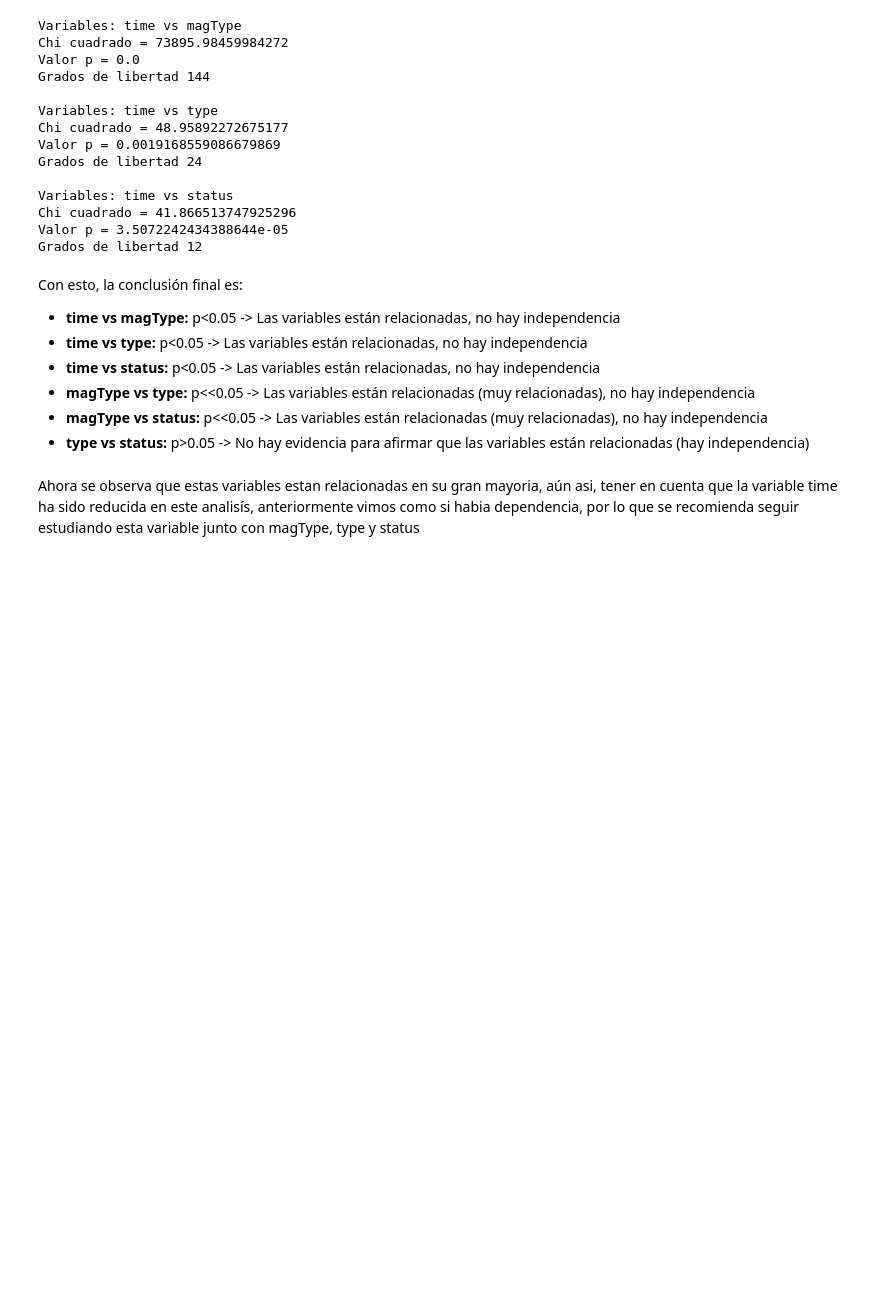
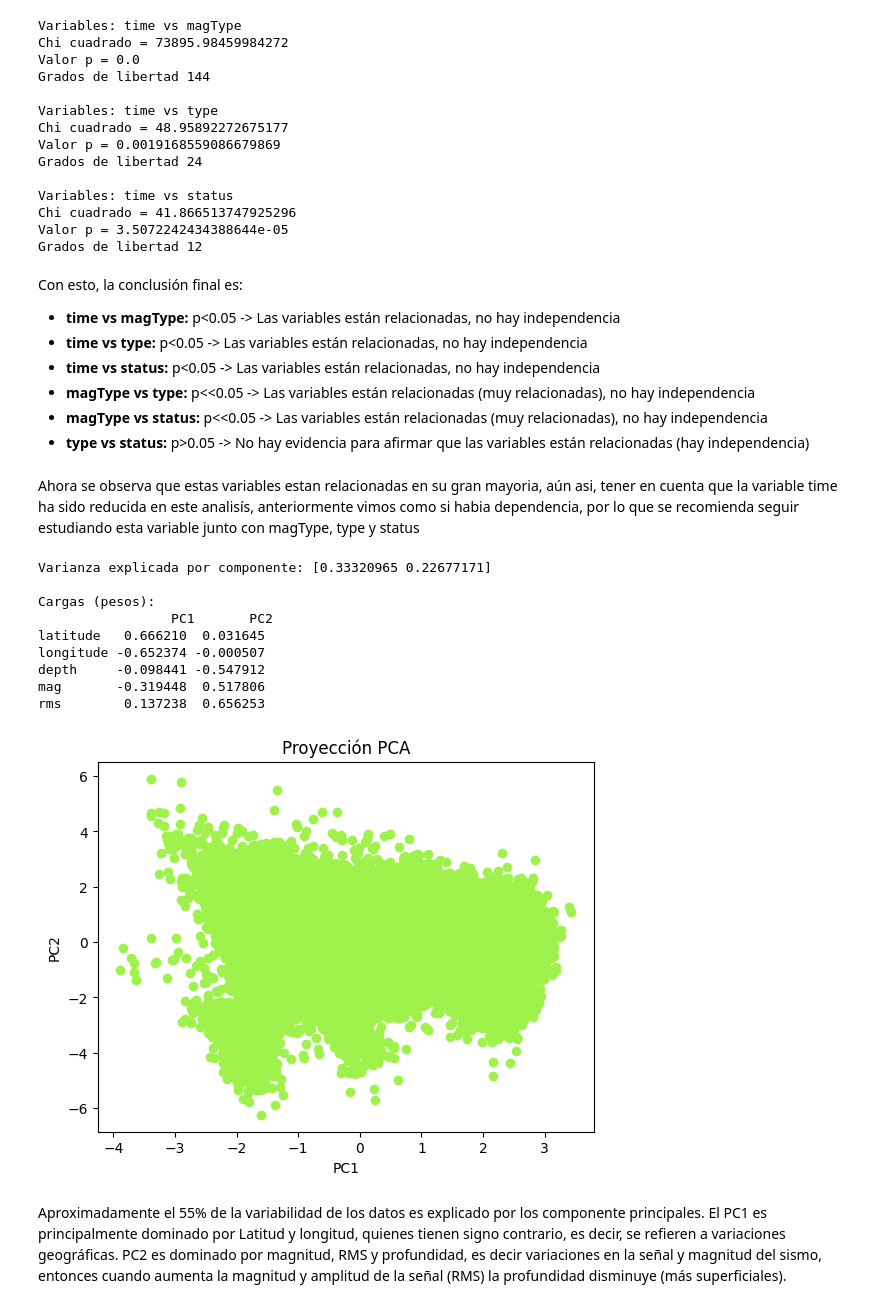
Before and after one commit to SantCorrea802/Repositorio_Curso_Fundamentos_Ciencia_de_Datos, a Jupyter notebook: proyecto_aula/py_Santiago_Correa_Marulanda_01_intro.ipynb, the cells around one changed output. Drawn from its saved outputs; the diff is of its cells as text; code cells hidden in the pictures; blank space fills up the shorter version.

```diff
--- a/proyecto_aula/py_Santiago_Correa_Marulanda_01_intro.ipynb
+++ b/proyecto_aula/py_Santiago_Correa_Marulanda_01_intro.ipynb
@@ -419,15 +477,0 @@ Al ver relaciones tan bajas, nos dice que cada variable nos brinda información
-# %%
-fig, axes = plt.subplots(5, 2, figsize=(13,18))
-count_2 = 0
-axes = axes.flatten()
-
-for i in range(5):
-    for j in range(i+1,5):
-        for k in range(j+1,5):
-            if count_2 >= len(axes):
-                break # se detiene si ya están los 10 graficos
-            sns.scatterplot(x = num[num.columns[i]], y = num[num.columns[j]], hue=num[num.columns[k]],palette="viridis", ax=axes[count_2], legend="brief")
-            axes[count_2].set_title(f"{num.columns[i]} vs {num.columns[j]} (hue={num.columns[k]})")
-            count_2 +=1
-plt.tight_layout()
-plt.show()
@@ -506,3 +546,32 @@ Con esto, la conclusión final es:
 - **type vs status:** p>0.05 -> No hay evidencia para afirmar que las variables están relacionadas (hay independencia)
 # %% [markdown]
 Ahora se observa que estas variables estan relacionadas en su gran mayoria, aún asi, tener en cuenta que la variable time ha sido reducida en este analisís, anteriormente vimos como si habia dependencia, por lo que se recomienda seguir estudiando esta variable junto con magType, type y status
+# %%
+num_cleaned = num.dropna()
+scaler = StandardScaler()
+num_scaled = pd.DataFrame(scaler.fit_transform(num_cleaned), columns=num_cleaned.columns, index=num_cleaned.index)
+pca = PCA(n_components=2)
+num_pca = pca.fit_transform(num_scaled)
+
+print("Varianza explicada por componente:", pca.explained_variance_ratio_)
+pesos = pd.DataFrame(pca.components_.T, index=num_scaled.columns, columns=[f'PC{i+1}' for i in range(pca.n_components_)])
+print("\nCargas (pesos):\n", pesos)
+
+plt.scatter(num_pca[:, 0], num_pca[:, 1], color = "#9FF24B")
+plt.xlabel('PC1')
+plt.ylabel('PC2')
+plt.title('Proyección PCA')
+plt.show()
+# %% [output]
+Varianza explicada por componente: [0.33320965 0.22677171]
+
+Cargas (pesos):
+                 PC1       PC2
+latitude   0.666210  0.031645
+longitude -0.652374 -0.000507
+depth     -0.098441 -0.547912
+mag       -0.319448  0.517806
+rms        0.137238  0.656253
+[figure, added]
+# %% [markdown]
+Aproximadamente el 55% de la variabilidad de los datos es explicado por los componente principales. El PC1 es principalmente dominado por Latitud y longitud, quienes tienen signo contrario, es decir, se refieren a variaciones geográficas. PC2 es dominado por magnitud, RMS y profundidad, es decir variaciones en la señal y magnitud del sismo, entonces cuando aumenta la magnitud y amplitud de la señal (RMS) la profundidad disminuye (más superficiales).
```
Also changed, not shown: parts of 47 cells of this notebook.
